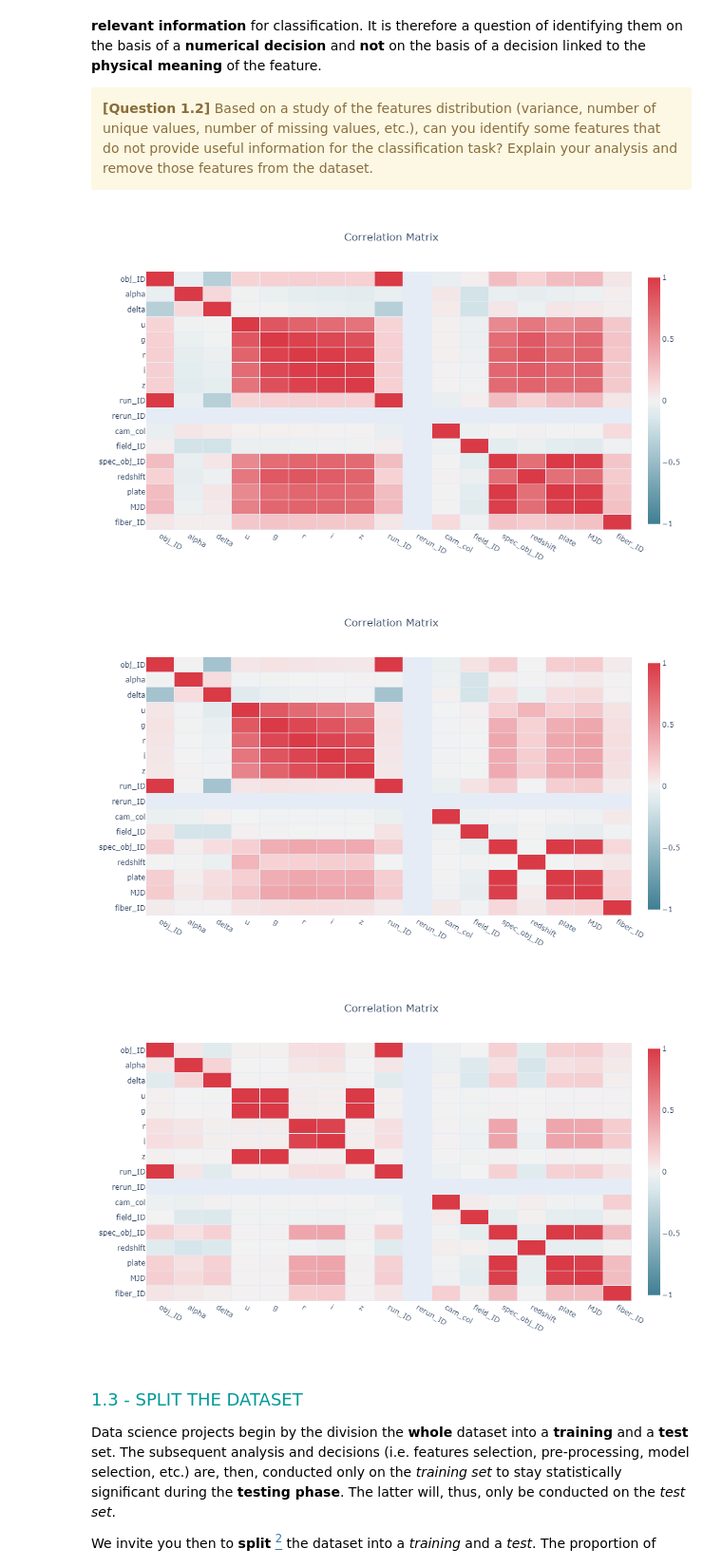
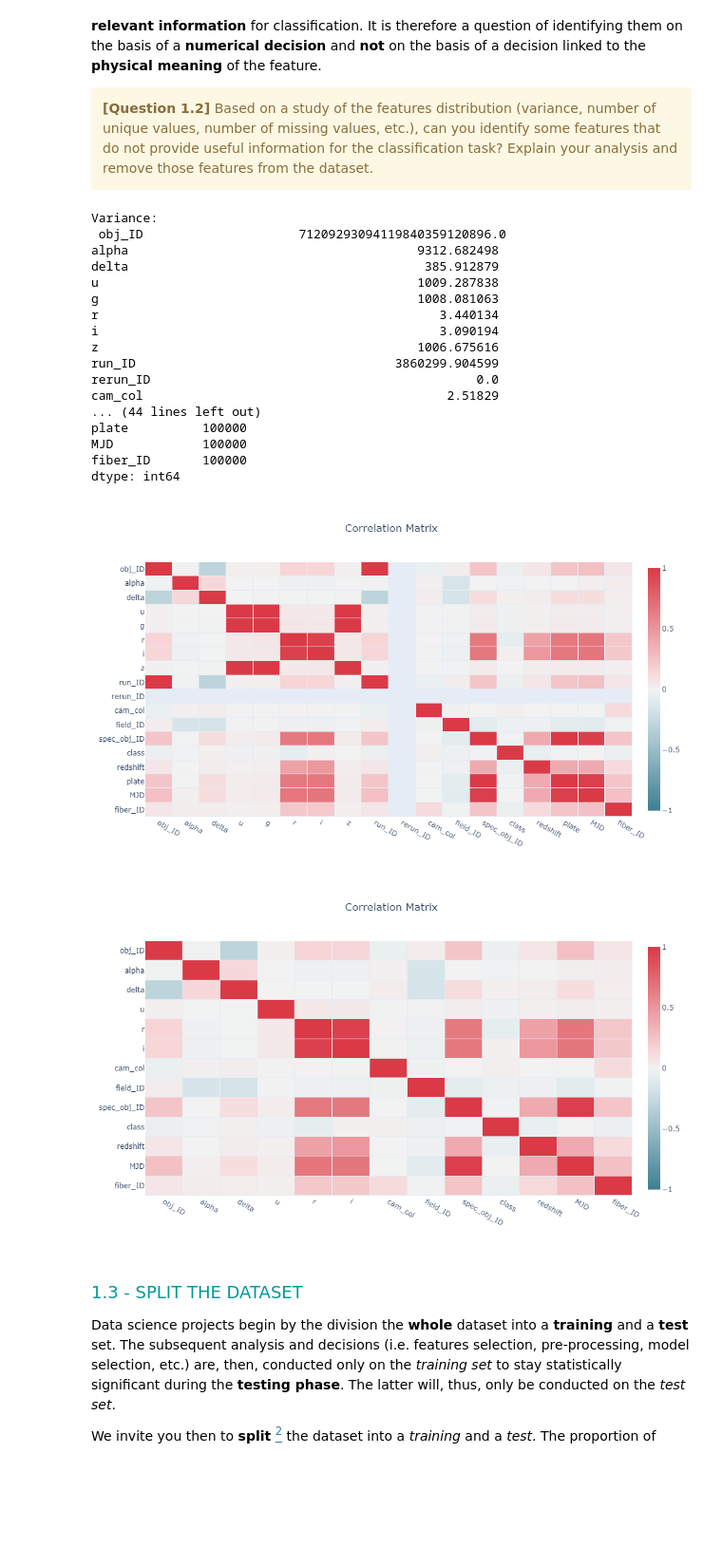
Before and after one commit to squifbe/Hackathon, a Jupyter notebook: H2/Hackathon02-Classification.ipynb, the cells around one changed output. Shown at 95% size. Cells and saved outputs as stored; diff of their text form; code cells hidden in the pictures; blank space fills up the shorter version.

```diff
--- a/H2/Hackathon02-Classification.ipynb
+++ b/H2/Hackathon02-Classification.ipynb
@@ -156,19 +149,45 @@ We therefore focus on identifying **features whose distribution cannot provide a
 # %%
 """
 CELL N°2 : Remove useless features
 
 @pre: variable `df` containing the dataframe
 @post: variable `df` containing the reduced dataframe
 """
 import plotly.graph_objects as go
 from helping_functions import plot_correlation_matrix
-plot_correlation_matrix(df_galaxy.drop(columns=['class']))
-plot_correlation_matrix(df_quasar.drop(columns=['class']))
-plot_correlation_matrix(df_star.drop(columns=['class']))
+df = pd.read_csv("star_classification.csv")
+# 0 = GALAXY
+# 1 = QSO
+# 2 = STAR
+df['class'].mask(df['class'] == 'GALAXY', 0, inplace=True)
+df['class'].mask(df['class'] == 'QSO', 1, inplace=True)
+df['class'].mask(df['class'] == 'STAR', 2, inplace=True)
+print("Variance:\n", df.var())
+print("nmb of unique values:\n", df.nunique())
+print("nmb of non-null values:\n", df.count())
+plot_correlation_matrix(df)
+df = df.drop(columns=['rerun_ID','g','z','run_ID','plate']) # 100% de corrélation avec d'autres colonnes
+plot_correlation_matrix(df)
 # %% [output]
+Variance:
+ obj_ID                     71209293094119840359120896.0
+alpha                                       9312.682498
+delta                                        385.912879
+u                                           1009.287838
+g                                           1008.081063
+r                                              3.440134
+i                                              3.090194
+z                                           1006.675616
+run_ID                                   3860299.904599
+rerun_ID                                            0.0
+cam_col                                         2.51829
+... (44 lines left out)
+plate          100000
+MJD            100000
+fiber_ID       100000
+dtype: int64
-[figure, old version]
+[figure, new version]
-[figure, old version]
+[figure, new version]
-[figure, removed]
 # %% [markdown]
 <font size=4 color=#009999> <br> 1.3 - SPLIT THE DATASET </font> <br>
 
```
Also changed, not shown: parts of 1 cell of this notebook.
